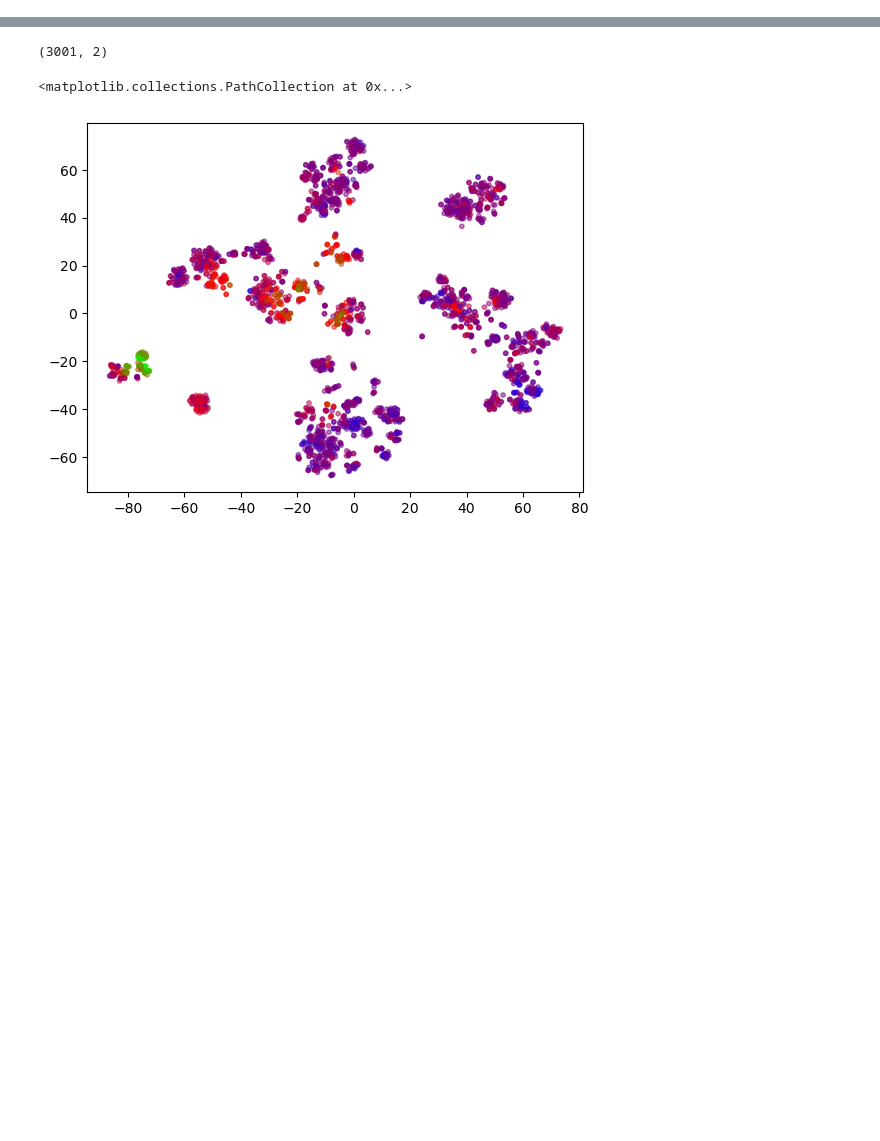
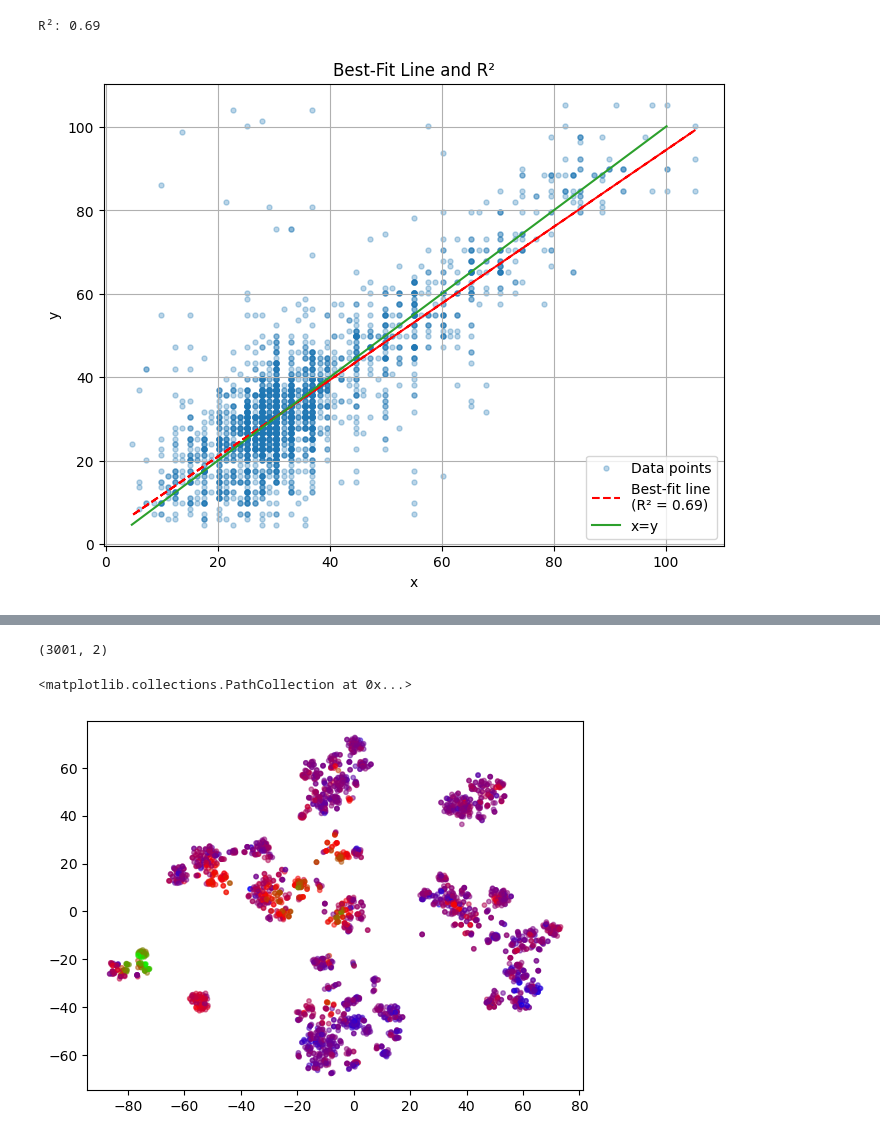
Before and after one commit to oist/gene-context, a Jupyter notebook: ogt_visual.ipynb, the cells around one changed output, grey strips where cells are left out. Saved outputs shown, nothing was run; the diff lists cells and outputs as text; code cells hidden in the pictures; blank space fills up the shorter version.

```diff
--- a/ogt_visual.ipynb
+++ b/ogt_visual.ipynb
@@ -27,7 +66,43 @@ plt.show()
 # %%
-# filename = "data_ogt/kegg.csv"
-# df_keggs = pd.read_csv(filename,sep=",")
-# # Replace empty or NaN cells with 0
-# df_keggs.fillna(0, inplace=True)
-# df_keggs = df_keggs.drop(columns=["acc"])
-# print(df_keggs)
+import numpy as np
+import matplotlib.pyplot as plt
+from sklearn.linear_model import LinearRegression
+from sklearn.metrics import r2_score
+
+# Example data points
+x = np.array(y_act_to_temp_tot).reshape(-1, 1)  # Reshaped to fit sklearn's requirement
+y = np.array(predict_to_temp_tot)
+
+# Fit a linear regression model
+model = LinearRegression()
+model.fit(x, y)
+
+# Get predictions for the best-fit line
+y_pred = model.predict(x)
+
+# Calculate R²
+r2 = r2_score(y, y_pred)
+print(f"R²: {r2:.2f}")
+plt.figure(figsize=(8, 6))
+# Plot the data points
+plt.scatter(x, y, label='Data points', marker='o', alpha = 0.3, c = "tab:blue", s=13)
+
+# Plot the best-fit line
+plt.plot(x, y_pred, color='red', linestyle='--', label=f'Best-fit line\n(R² = {r2:.2f})')
+
+
+plt.plot([x_min,x_max],[x_min,x_max], c = "tab:green", label = "x=y")
+
+
+# Add labels, legend, and title
+plt.xlabel('x')
+plt.ylabel('y')
+plt.title('Best-Fit Line and R²')
+plt.legend()
+plt.grid()
+
+# Display the plot
+plt.show()
+# %% [output]
+R²: 0.69
+[figure, added]
```
Also changed, not shown: parts of 6 cells of this notebook, 3 other files.
